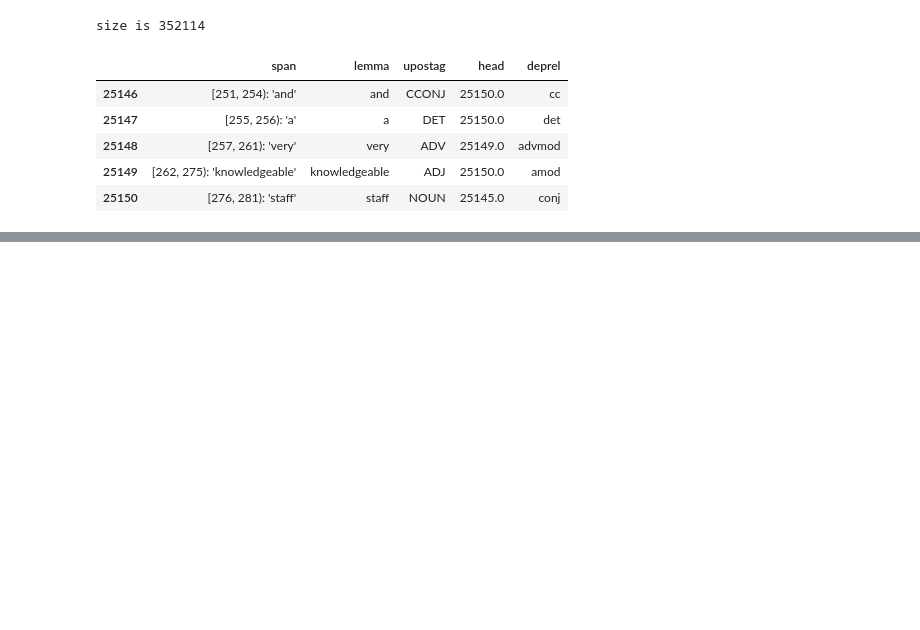
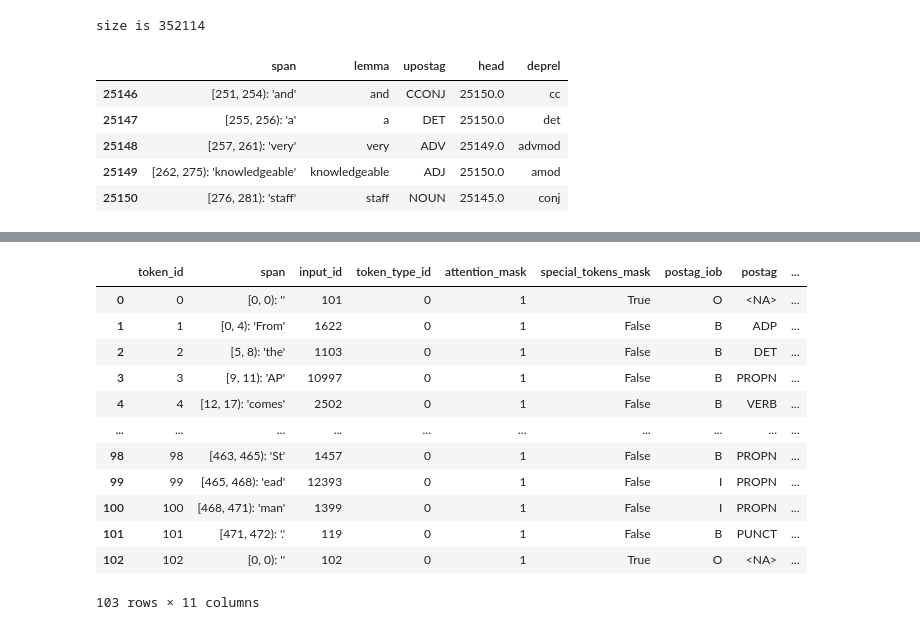
Before and after one commit to CODAIT/text-extensions-for-pandas, a Jupyter notebook: notebooks/Read_CoNLL-U_files.ipynb, the cells around one changed output, grey strips where cells are left out. Drawn from its saved outputs; the diff is of its cells as text; code cells hidden in the pictures; blank space fills up the shorter version.

Commit message:
now notebook walks through creating a model

```diff
--- a/notebooks/Read_CoNLL-U_files.ipynb
+++ b/notebooks/Read_CoNLL-U_files.ipynb
@@ -23,12 +25,13 @@ except ModuleNotFoundError as e:
 BASE_DIR = 'CoNLL_u_test_inputs/'
 FEATHER_FILE = "conllu_database.feather"
 
-ewt_file_url = "https://github.com/UniversalDependencies/UD_English-EWT/blob/master/en_ewt-ud-dev.conllu"
+ewt_base_url = "https://github.com/UniversalDependencies/UD_English-EWT/blob/master/en_ewt-ud-"
+ewt_dev_url = ewt_base_url + 'dev.conllu'
 conll_09_test_data_url =  'https://ufal.mff.cuni.cz/conll2009-st/trial/CoNLL2009-ST-English-trial.zip'
 
 # download the files if they have not already been downloaded
 conll_09_path = tp.io.conll.maybe_download_dataset_data(BASE_DIR, conll_09_test_data_url)
-conllu_ewt_path = tp.io.conll.maybe_download_dataset_data(BASE_DIR, ewt_file_url)
+conllu_ewt_path = tp.io.conll.maybe_download_dataset_data(BASE_DIR, ewt_dev_url)
 
 # if you already have access to the full conll_2009_dataset, name the file accordingly and uncomment this line
 # conll_09_path = BASE_DIR + 'CoNLL2009-ST-evaluation-English.conllu'
@@ -150,0 +172,16 @@ tp.io.spacy.render_parse_tree(first_sentence,tag_col="upostag",label_col="deprel
+# %%
+# now we want to convert each fold to bert-compatible tokenization.
+# we will first initialize a pretrained BERT-compatible tokenizer from transformers,
+# and use it to tokenize the document, then use another pretrained model to
+# generate BERT embeddings
+# See the 'Model_Training_with_BERT' notebook for more information on this process.
+
+bert_model_name = "dslim/bert-base-NER"
+tokenizer = transformers.BertTokenizerFast.from_pretrained(bert_model_name)
+bert = transformers.BertModel.from_pretrained(bert_model_name)
+
+# also we will want to create a pandas categorical dtype for what we want to predict- part of speech.
+# use the combined df, because it has all the elements
+upostags = list(re_read_df["upostag"].unique())
+upostag_dtype,upostag_list,upostag_dict = tp.io.conll.make_iob_tag_categories(upostags)
+upostag_dtype
@@ -150,0 +196,29 @@ tp.io.spacy.render_parse_tree(first_sentence,tag_col="upostag",label_col="deprel
+# %%
+# prep an example df for use with  a bert model as follows:
+# start by making bert tokens for the target text.
+# then align the texts, convert to iob, and mark the categorical data accordingly
+
+tokenized = tp.io.bert.make_bert_tokens(doc_df.loc[0,'span'].target_text, tokenizer)
+# align to text  -- convert "raw" spans to spans over bert tokens
+aligned_spans = tp.TokenSpanArray.align_to_tokens(tokenized["span"],doc_df["span"])
+# convert to IOB format for token -> UPOSTAG
+tokenized[["postag_iob","postag"]] = tp.io.conll.spans_to_iob(aligned_spans,doc_df["upostag"])
+# add tokenization in our specific dtype
+tokenized = tp.io.conll.add_token_classes(tokenized,upostag_dtype,iob_col_name = "postag_iob",entity_type_col_name="postag")
+# finally, create an embedding for each bert token
+embeddings_df = tp.io.bert.add_embeddings(tokenized, bert)
+embeddings_df
+# %% [output]
+|  | token_id | span | input_id | token_type_id | attention_mask | special_tokens_mask | postag_iob | postag | ... |
+| 0 | 0 | [0, 0): '' | 101 | 0 | 1 | True | O | <NA> | ... |
+| 1 | 1 | [0, 4): 'From' | 1622 | 0 | 1 | False | B | ADP | ... |
+| 2 | 2 | [5, 8): 'the' | 1103 | 0 | 1 | False | B | DET | ... |
+| 3 | 3 | [9, 11): 'AP' | 10997 | 0 | 1 | False | B | PROPN | ... |
+| 4 | 4 | [12, 17): 'comes' | 2502 | 0 | 1 | False | B | VERB | ... |
+| ... | ... | ... | ... | ... | ... | ... | ... | ... | ... |
+| 98 | 98 | [463, 465): 'St' | 1457 | 0 | 1 | False | B | PROPN | ... |
+| 99 | 99 | [465, 468): 'ead' | 12393 | 0 | 1 | False | I | PROPN | ... |
+| 100 | 100 | [468, 471): 'man' | 1399 | 0 | 1 | False | I | PROPN | ... |
+| 101 | 101 | [471, 472): '.' | 119 | 0 | 1 | False | B | PUNCT | ... |
+| 102 | 102 | [0, 0): '' | 102 | 0 | 1 | True | O | <NA> | ... |
+103 rows × 11 columns
```
Also changed, not shown: parts of 11 cells of this notebook.
